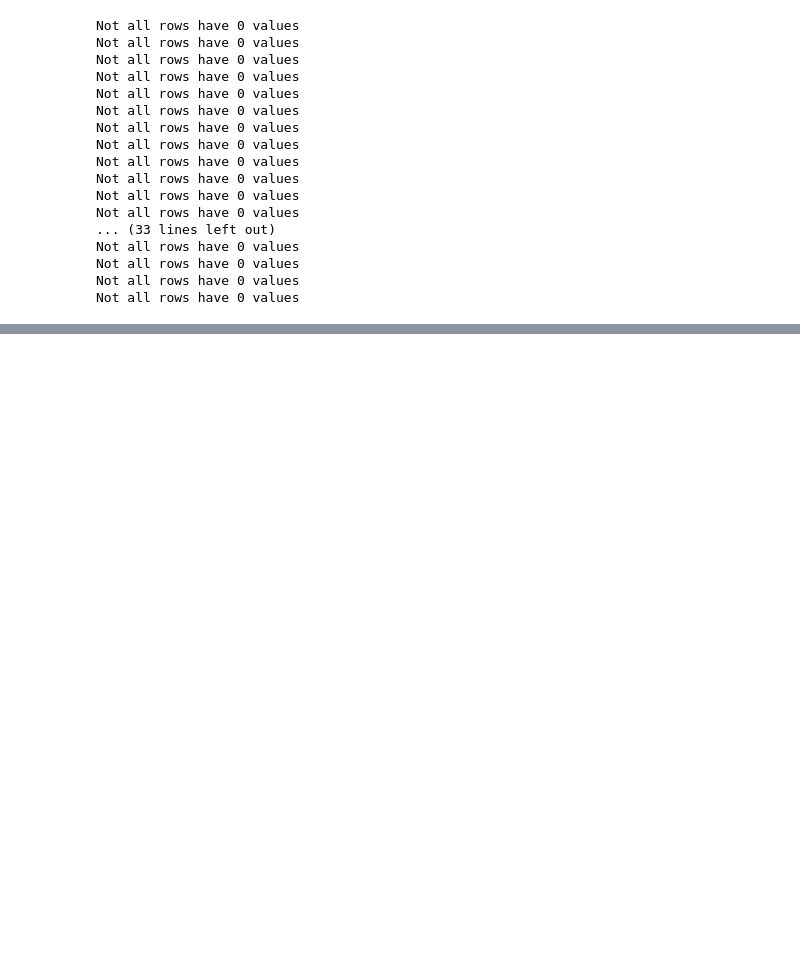
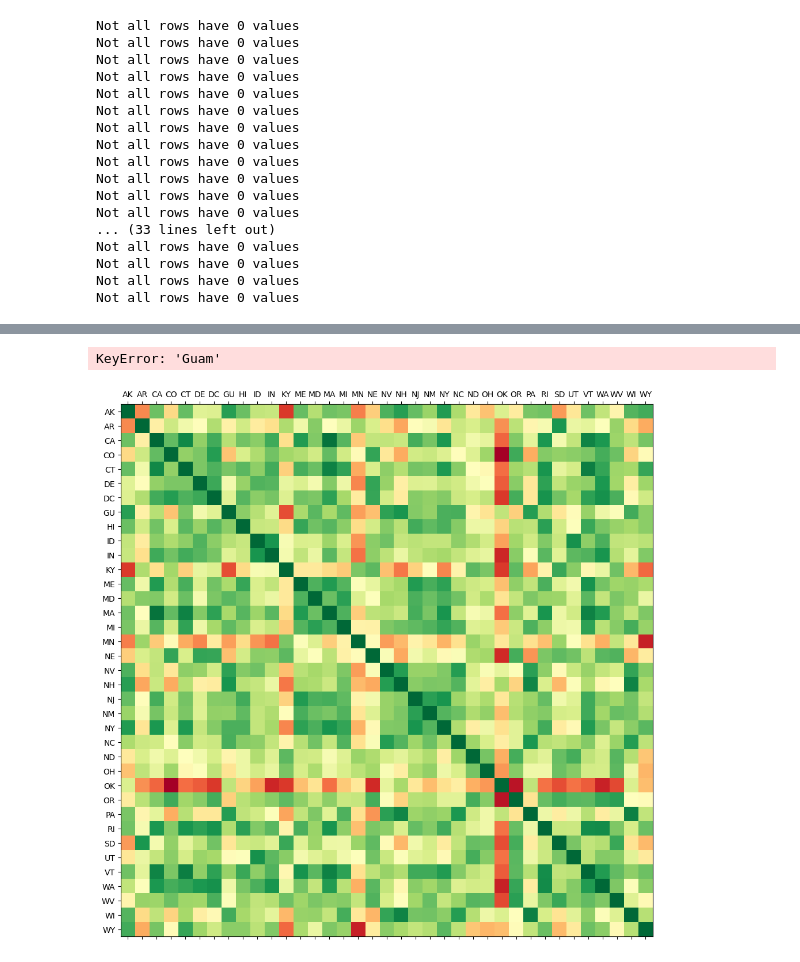
Before and after one commit to SiddheshDaphane/US-Minimum-Wage-by-State-Data-Analysis, a Jupyter notebook: min_wage.ipynb, the cells around one changed output, grey strips where cells are left out. Saved outputs shown, nothing was run; the diff lists cells and outputs as text; code cells hidden in the pictures; blank space fills up the shorter version.

```diff
--- a/min_wage.ipynb
+++ b/min_wage.ipynb
@@ -359,0 +452,3 @@ Not all rows have 0 values
+# %%
+state_abbv = pd.read_csv("state_abbv.csv", index_col=0)
+state_abbv
@@ -359,0 +474,4 @@ Not all rows have 0 values
+# %%
+abbv_dict = state_abbv[["Postal Code"]].to_dict()
+abbv_dict = abbv_dict["Postal Code"]
+abbv_dict
@@ -359,0 +496,23 @@ Not all rows have 0 values
+# %%
+labels = [abbv_dict[c] for c in min_wage_corr.columns]
+# %% [output]
+KeyError: 'Guam'
+# %%
+abbv_dict['Guam'] = "GU"
+labels = [abbv_dict[c] for c in min_wage_corr.columns]
+# %%
+labels = [abbv_dict[c] for c in min_wage_corr.columns]
+fig = plt.figure(figsize=(12,12))
+
+ax = fig.add_subplot(111)
+ax.matshow(min_wage_corr, cmap= plt.cm.RdYlGn)
+
+ax.set_yticklabels(labels)
+ax.set_xticklabels(labels)
+
+ax.set_xticks(np.arange(len(labels)))
+ax.set_yticks(np.arange(len(labels)))
+
+plt.show()
+# %% [output]
+[figure, added]
```
Also changed, not shown: parts of 17 cells of this notebook, 1 other file.
